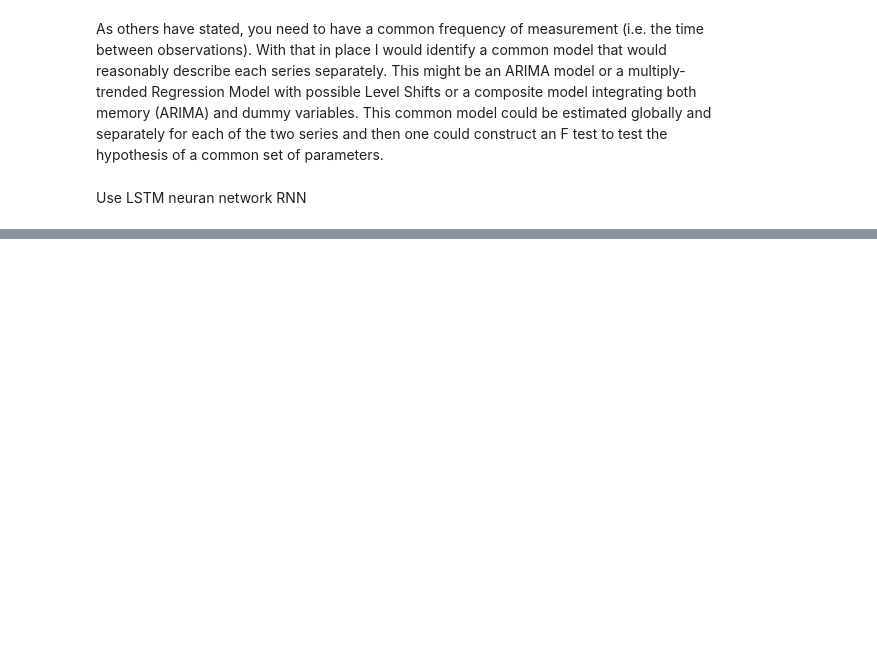
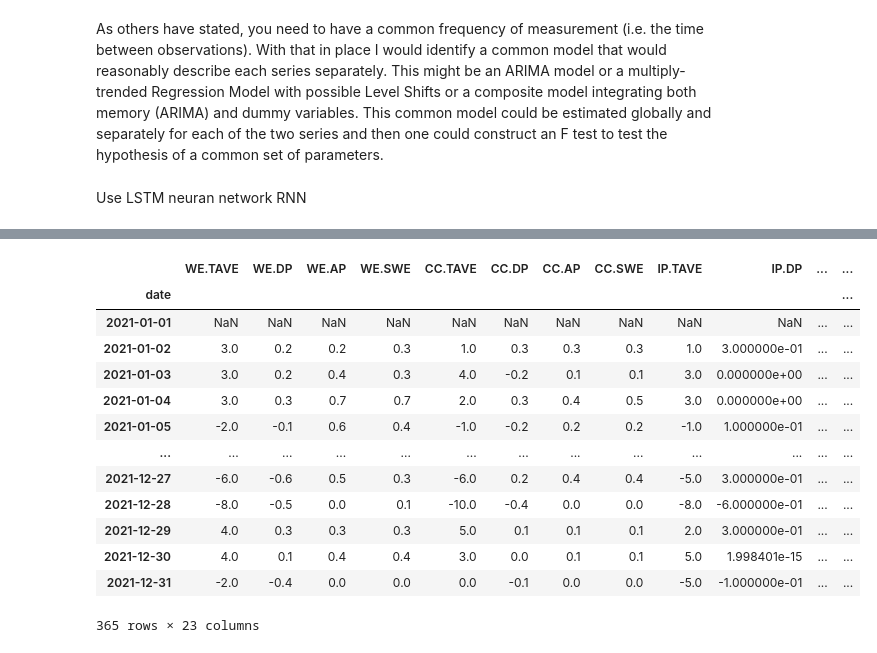
Before and after one commit to Krispy3/HFF_Water, a Jupyter notebook: VAR Model-Copy1.ipynb, the cells around one changed output, grey strips where cells are left out. Cells and saved outputs as stored; diff of their text form; code cells hidden in the pictures; blank space fills up the shorter version.

```diff
--- a/VAR Model-Copy1.ipynb
+++ b/VAR Model-Copy1.ipynb
@@ -428,3 +454,5 @@ strong multicollinearity or other numerical problems.
+# %%
+X_test_diff = X_test.diff()
 # %% [markdown]
 As others have stated, you need to have a common frequency of measurement (i.e. the time between observations). With that in place I would identify a common model that would reasonably describe each series separately. This might be an ARIMA model or a multiply-trended Regression Model with possible Level Shifts or a composite model integrating both memory (ARIMA) and dummy variables. This common model could be estimated globally and separately for each of the two series and then one could construct an F test to test the hypothesis of a common set of parameters.
 # %% [markdown]
@@ -431,0 +514,17 @@ Use LSTM neuran network RNN
+# %%
+X_test_diff
+# %% [output]
+|  | WE.TAVE | WE.DP | WE.AP | WE.SWE | CC.TAVE | CC.DP | CC.AP | CC.SWE | IP.TAVE | IP.DP | ... | ... |
+| date |  |  |  |  |  |  |  |  |  |  |  | ... |
+| 2021-01-01 | NaN | NaN | NaN | NaN | NaN | NaN | NaN | NaN | NaN | NaN | ... | ... |
+| 2021-01-02 | 3.0 | 0.2 | 0.2 | 0.3 | 1.0 | 0.3 | 0.3 | 0.3 | 1.0 | 3.000000e-01 | ... | ... |
+| 2021-01-03 | 3.0 | 0.2 | 0.4 | 0.3 | 4.0 | -0.2 | 0.1 | 0.1 | 3.0 | 0.000000e+00 | ... | ... |
+| 2021-01-04 | 3.0 | 0.3 | 0.7 | 0.7 | 2.0 | 0.3 | 0.4 | 0.5 | 3.0 | 0.000000e+00 | ... | ... |
+| 2021-01-05 | -2.0 | -0.1 | 0.6 | 0.4 | -1.0 | -0.2 | 0.2 | 0.2 | -1.0 | 1.000000e-01 | ... | ... |
+| ... | ... | ... | ... | ... | ... | ... | ... | ... | ... | ... | ... | ... |
+| 2021-12-27 | -6.0 | -0.6 | 0.5 | 0.3 | -6.0 | 0.2 | 0.4 | 0.4 | -5.0 | 3.000000e-01 | ... | ... |
+| 2021-12-28 | -8.0 | -0.5 | 0.0 | 0.1 | -10.0 | -0.4 | 0.0 | 0.0 | -8.0 | -6.000000e-01 | ... | ... |
+| 2021-12-29 | 4.0 | 0.3 | 0.3 | 0.3 | 5.0 | 0.1 | 0.1 | 0.1 | 2.0 | 3.000000e-01 | ... | ... |
+| 2021-12-30 | 4.0 | 0.1 | 0.4 | 0.4 | 3.0 | 0.0 | 0.1 | 0.1 | 5.0 | 1.998401e-15 | ... | ... |
+| 2021-12-31 | -2.0 | -0.4 | 0.0 | 0.0 | 0.0 | -0.1 | 0.0 | 0.0 | -5.0 | -1.000000e-01 | ... | ... |
+365 rows × 23 columns
```
Also changed, not shown: parts of 10 cells of this notebook.
